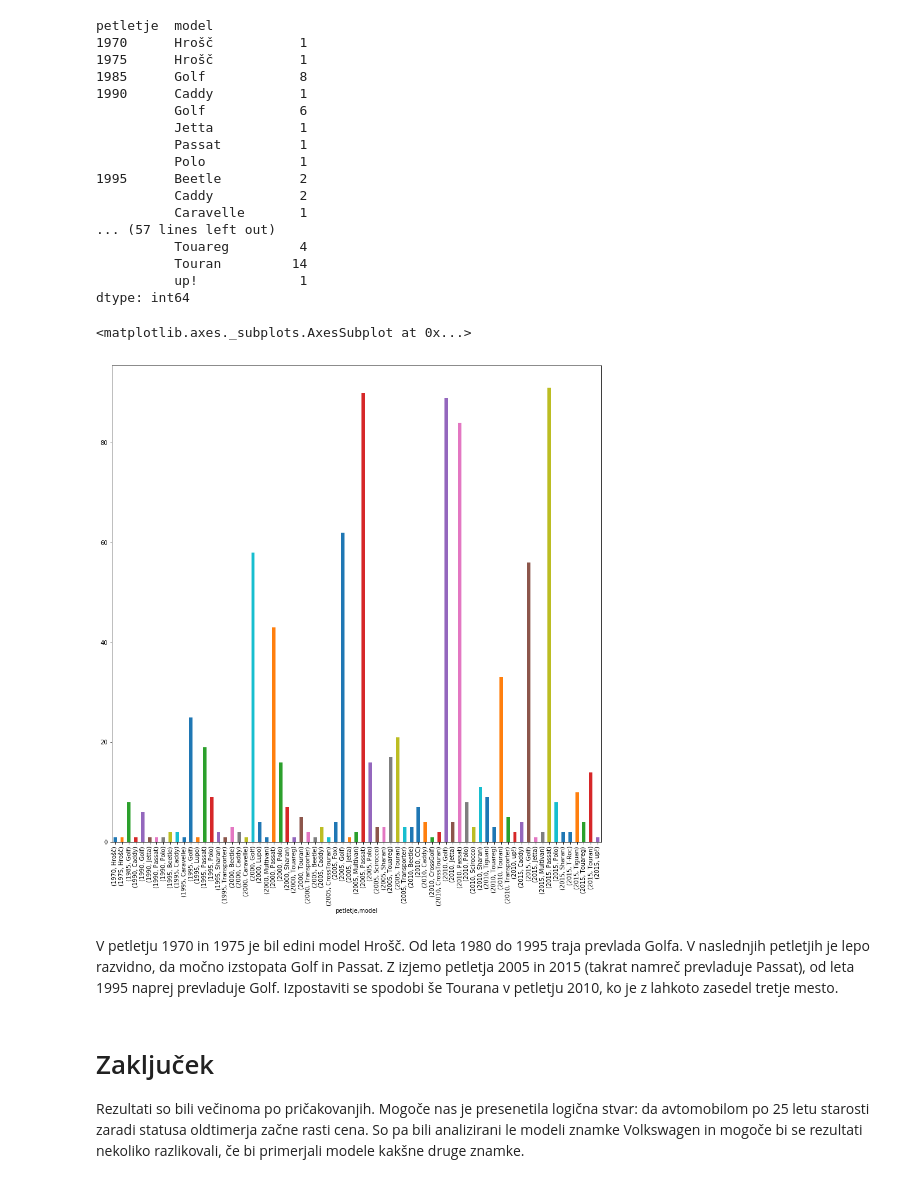
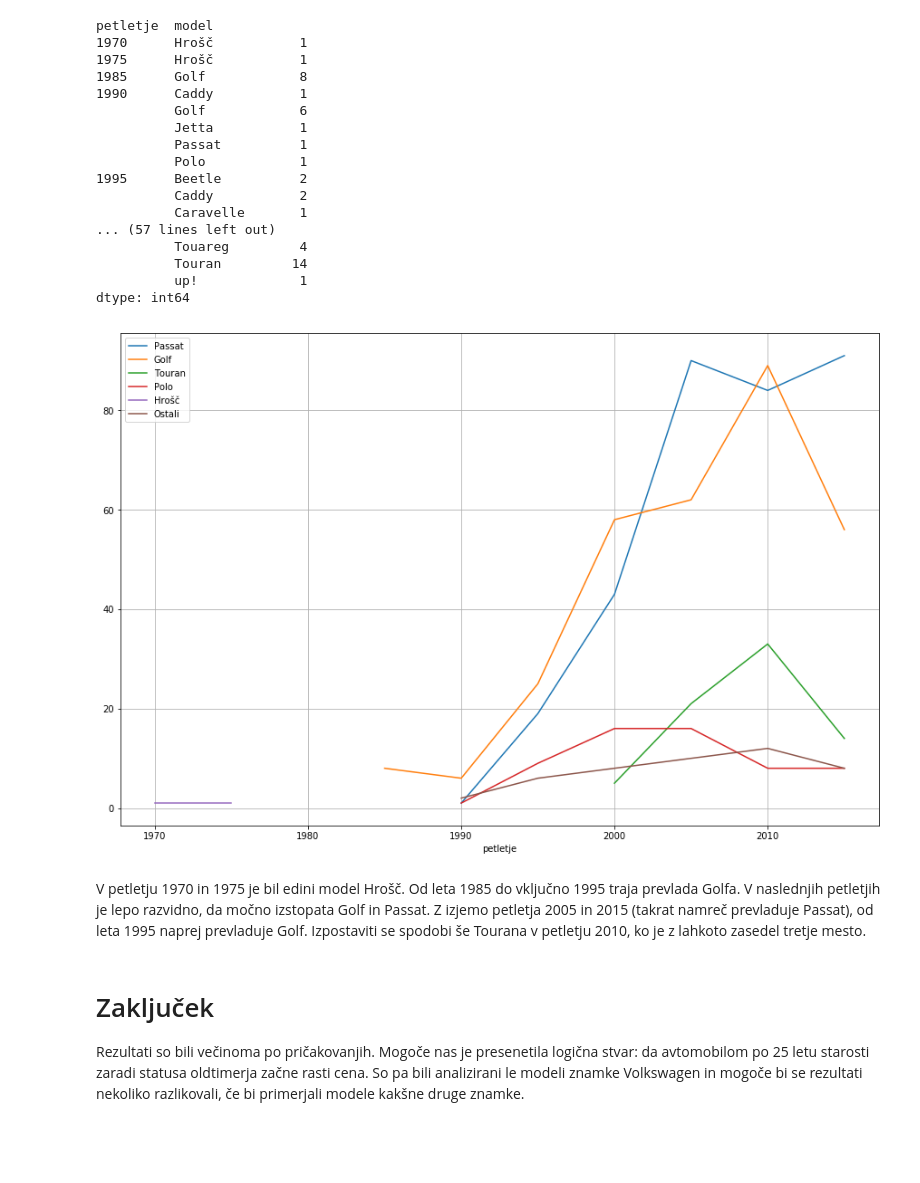
Before and after one commit to aljazostrez/Prog-1-projektna-naloga, a Jupyter notebook: analiza_podatkov.ipynb, the cells around one changed output. Saved outputs shown, nothing was run; the diff lists cells and outputs as text; code cells hidden in the pictures; blank space fills up the shorter version.

```diff
--- a/analiza_podatkov.ipynb
+++ b/analiza_podatkov.ipynb
@@ -340,13 +340,35 @@ petletje  model
           Touran         14
           up!             1
 dtype: int64
-# %%
-modeli_po_petletjih.plot(figsize=(15,15), kind='bar')
-# %% [output]
-<matplotlib.axes._subplots.AxesSubplot at 0x...>
-[figure, removed]
+# %%
+modeli_po_petletjih = avtomobili.groupby(['model', 'petletje']).size().reset_index()
+
+def df_model(mod):
+    return modeli_po_petletjih[modeli_po_petletjih.model == mod]
+
+ax = plt.gca()
+
+def narisi(mod):
+    df_model(mod).plot(x='petletje', y=0, label=mod, ax=ax, figsize=(15,10))
+
+narisi('Passat')
+narisi('Golf')
+narisi('Touran')
+narisi('Polo')
+narisi('Hrošč')
+
+ostali = modeli_po_petletjih[(modeli_po_petletjih.model != 'Passat') & (modeli_po_petletjih.model != 'Golf')
+                             & (modeli_po_petletjih.model != 'Touran') & (modeli_po_petletjih.model != 'Polo')
+                             & (modeli_po_petletjih.model != 'Hrošč')
+                            ]
+
+ostali.groupby('petletje').size().plot(x='petletje', y=0, label='Ostali', ax=ax, figsize=(15,10))
+plt.legend()
+plt.grid(1)
+# %% [output]
+[figure, added]
 # %% [markdown]
-V petletju 1970 in 1975 je bil edini model Hrošč. Od leta 1980 do 1995 traja prevlada Golfa. V naslednjih petletjih je lepo razvidno, da močno izstopata Golf in Passat. Z izjemo petletja 2005 in 2015 (takrat namreč prevladuje Passat), od leta 1995 naprej prevladuje Golf. Izpostaviti se spodobi še Tourana v petletju 2010, ko je z lahkoto zasedel tretje mesto.
+V petletju 1970 in 1975 je bil edini model Hrošč. Od leta 1985 do vključno 1995 traja prevlada Golfa. V naslednjih petletjih je lepo razvidno, da močno izstopata Golf in Passat. Z izjemo petletja 2005 in 2015 (takrat namreč prevladuje Passat), od leta 1995 naprej prevladuje Golf. Izpostaviti se spodobi še Tourana v petletju 2010, ko je z lahkoto zasedel tretje mesto.
 # %% [markdown]
 # Zaključek
 
```
